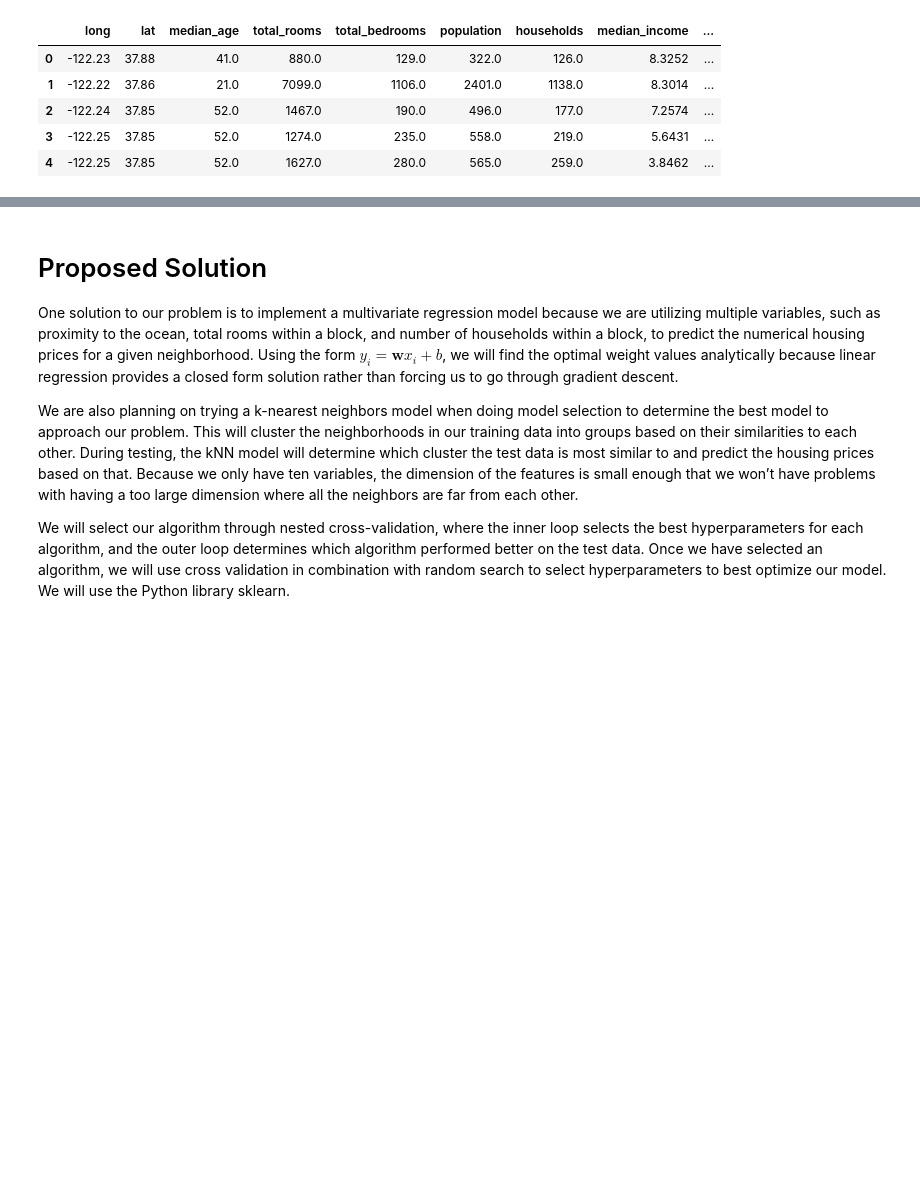
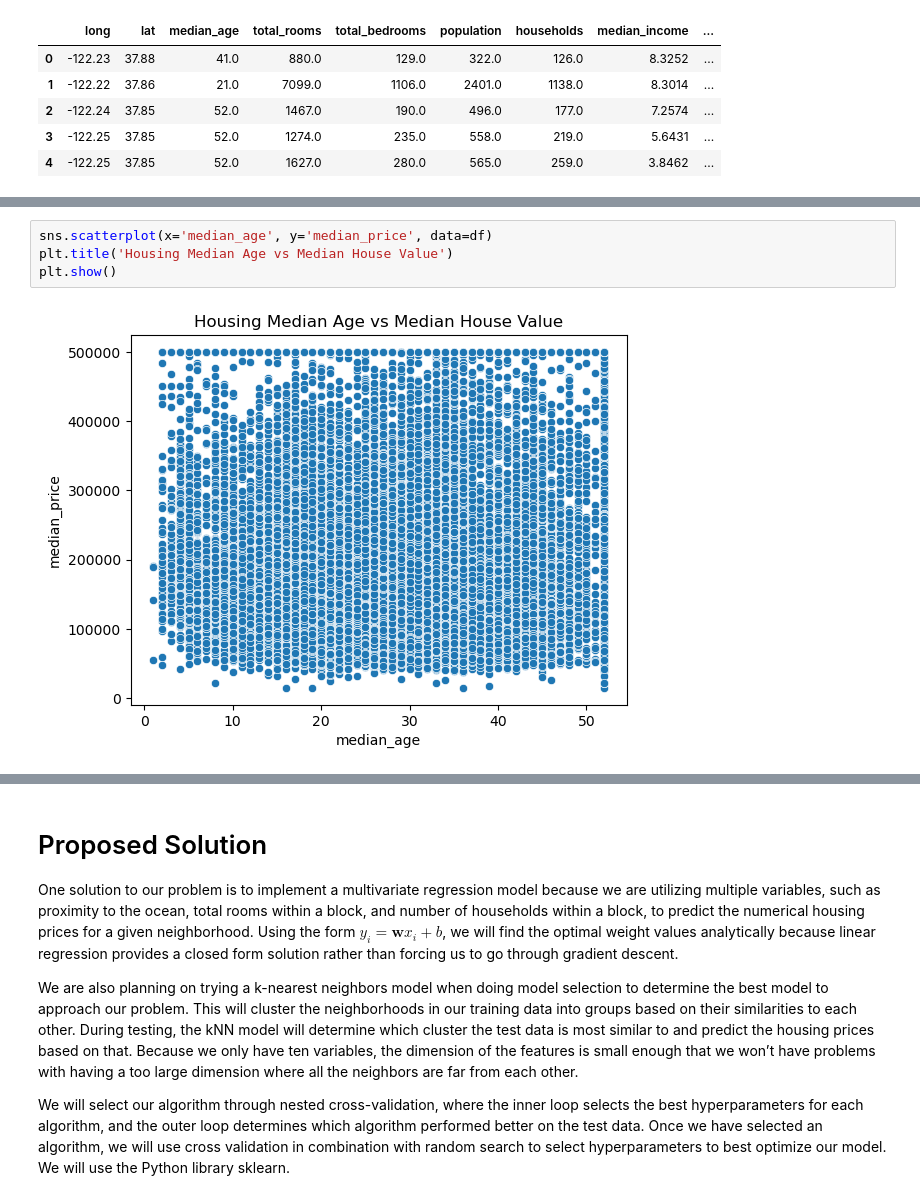
Before and after one commit to llennemann/COGS-118A-ML-Project, a Jupyter notebook: FinalProject_Group017-SP23.ipynb, the cells around one changed output, grey strips where cells are left out. Cells and saved outputs as stored; diff of their text form; blank space fills up the shorter version.

```diff
--- a/FinalProject_Group017-SP23.ipynb
+++ b/FinalProject_Group017-SP23.ipynb
@@ -136,0 +124,6 @@ ValueError: Could not interpret value `median_house_value` for parameter `y`
+# %%
+sns.scatterplot(x='median_age', y='median_price', data=df)
+plt.title('Housing Median Age vs Median House Value')
+plt.show()
+# %% [output]
+[figure, added]
```
Also changed, not shown: parts of 10 cells of this notebook.
